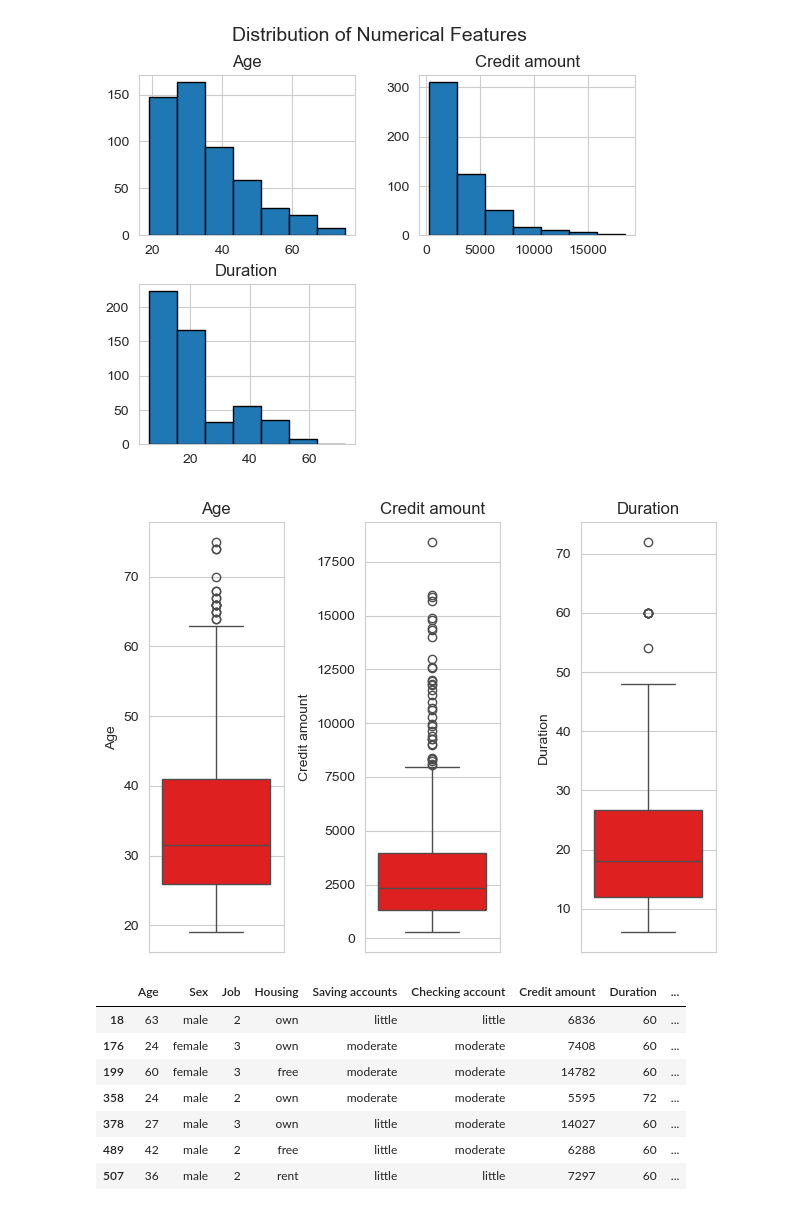
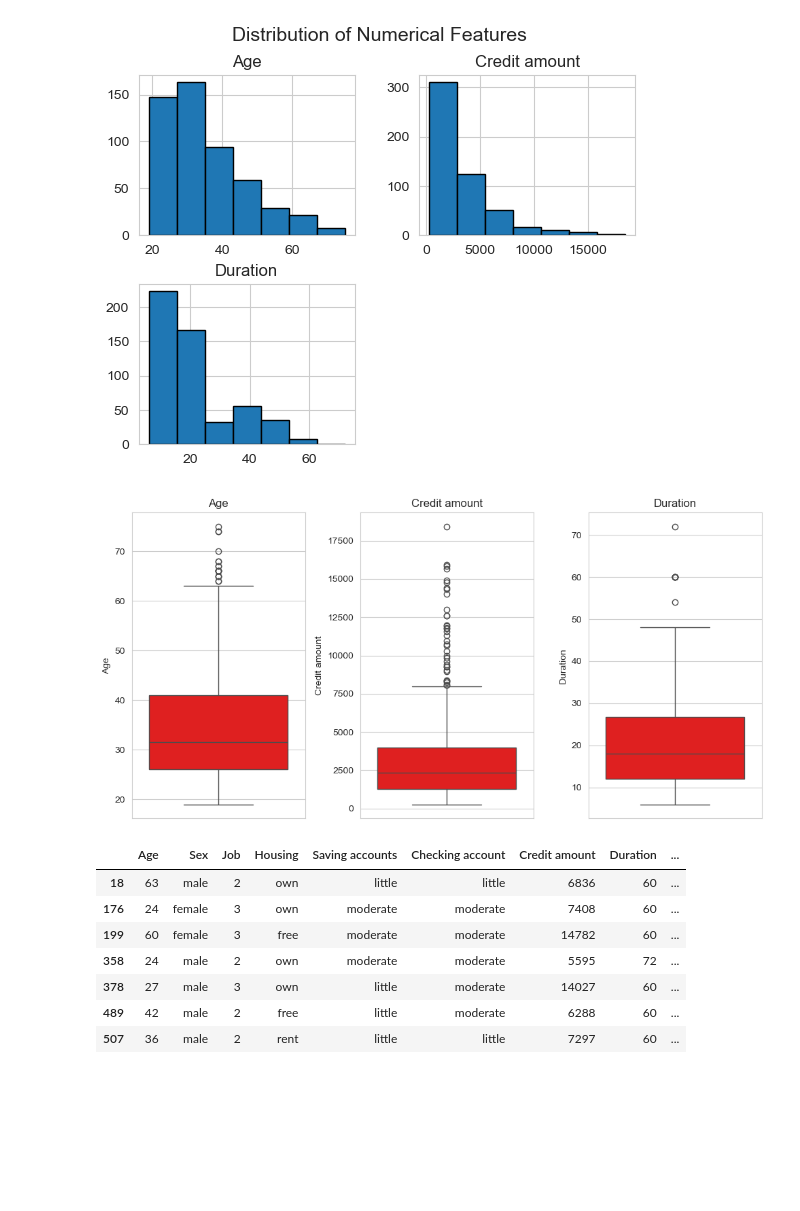
Before and after one commit to harshantla-cloud/CREDIT-RISK-MODELLING, a Jupyter notebook: analysis_model.ipynb, the cells around one changed output. Saved outputs shown, nothing was run; the diff lists cells and outputs as text; code cells hidden in the pictures; blank space fills up the shorter version.

```diff
--- a/analysis_model.ipynb
+++ b/analysis_model.ipynb
@@ -188,16 +190,16 @@ plt.show()
 # %% [output]
 [figure]
 # %%
-plt.Figure(figsize = (10, 5))
+plt.figure(figsize = (10, 5))
 for i, col in enumerate (["Age", "Credit amount", "Duration"]):
     plt.subplot(1, 3, i + 1)
     sns.boxplot(y= df[col], color = "red")
     plt.title(col)
 
 plt.tight_layout()
 plt.show()
 # %% [output]
-[figure, old version]
+[figure, new version]
 # %%
 df.query("Duration >= 60")
 # %% [output]
```
Also changed, not shown: parts of 3 cells of this notebook.
